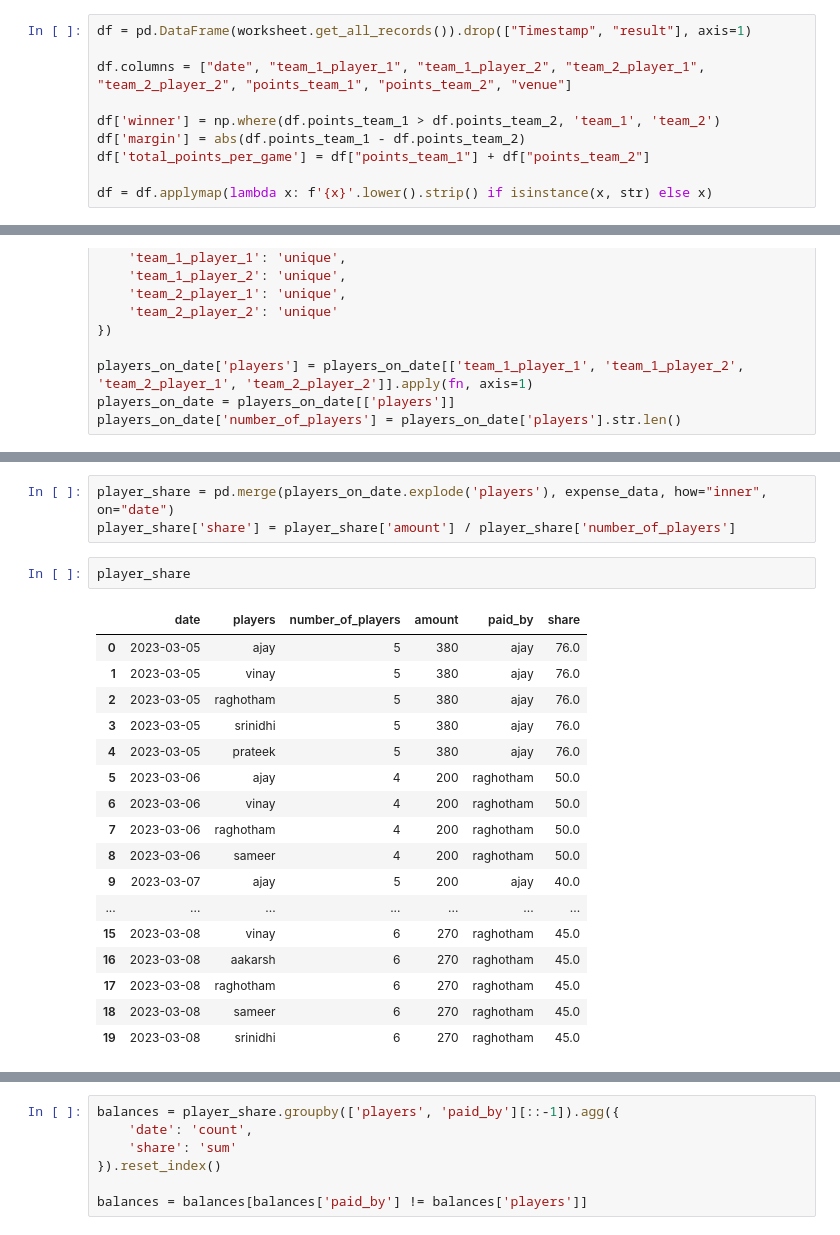
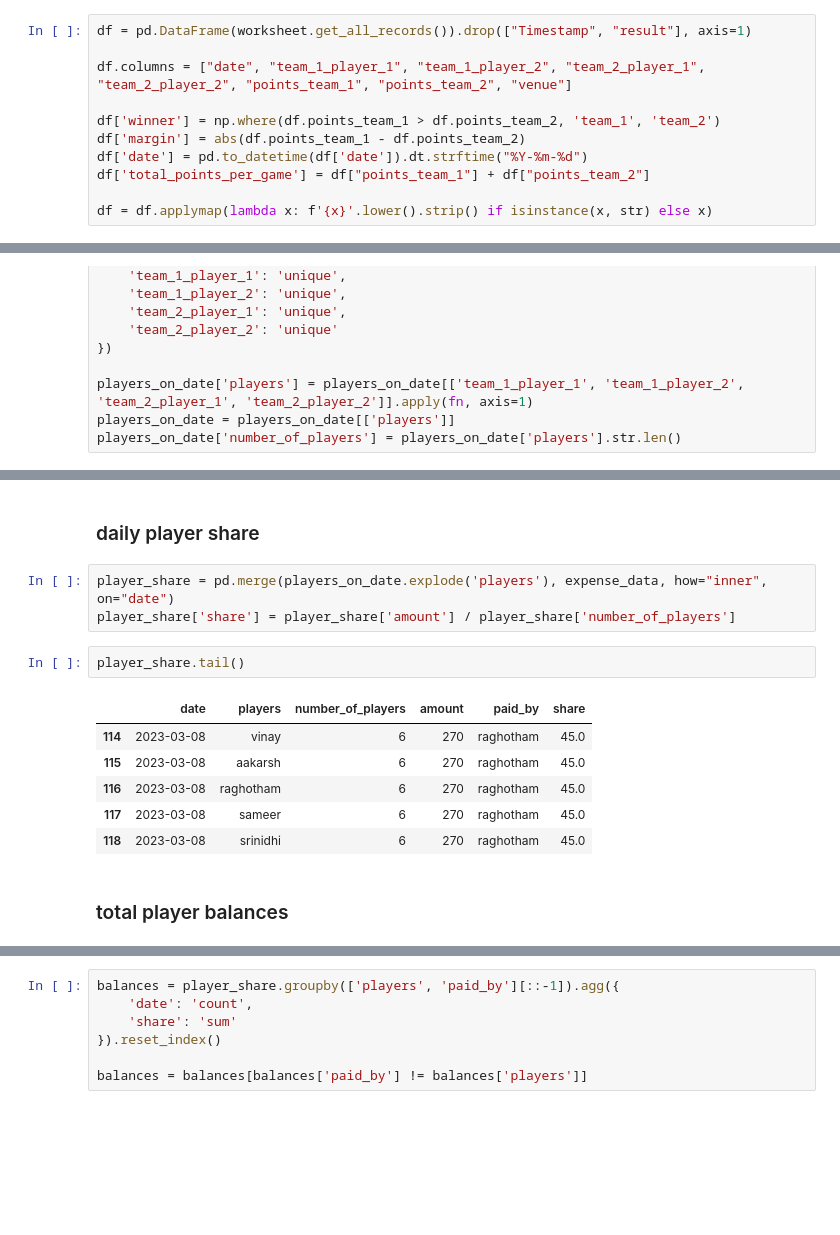
Before and after one commit to Raghotham-Rao/badminton-performance-tracking, a Jupyter notebook: expenses.ipynb, the cells around one changed output, grey strips where cells are left out. Drawn from its saved outputs; the diff is of its cells as text; blank space fills up the shorter version.

```diff
--- a/expenses.ipynb
+++ b/expenses.ipynb
@@ -17,6 +17,7 @@ df.columns = ["date", "team_1_player_1", "team_1_player_2", "team_2_player_1", "
 
 df['winner'] = np.where(df.points_team_1 > df.points_team_2, 'team_1', 'team_2')
 df['margin'] = abs(df.points_team_1 - df.points_team_2)
+df['date'] = pd.to_datetime(df['date']).dt.strftime("%Y-%m-%d")
 df['total_points_per_game'] = df["points_team_1"] + df["points_team_2"]
 
 df = df.applymap(lambda x: f'{x}'.lower().strip() if isinstance(x, str) else x)
@@ -69,29 +73,22 @@ players_on_date.sort_values('date')
 | 2023-03-06 | [ajay, vinay, raghotham, sameer] | 4 |
 | 2023-03-07 | [ajay, vinay, raghotham, sameer, ... | 5 |
 | 2023-03-08 | [ajay, vinay, aakarsh, raghotham,... | 6 |
+# %% [markdown]
+### daily player share
 # %%
 player_share = pd.merge(players_on_date.explode('players'), expense_data, how="inner", on="date")
 player_share['share'] = player_share['amount'] / player_share['number_of_players']
 # %%
-player_share
+player_share.tail()
 # %% [output]
 |  | date | players | number_of_players | amount | paid_by | share |
-| 0 | 2023-03-05 | ajay | 5 | 380 | ajay | 76.0 |
-| 1 | 2023-03-05 | vinay | 5 | 380 | ajay | 76.0 |
-| 2 | 2023-03-05 | raghotham | 5 | 380 | ajay | 76.0 |
-| 3 | 2023-03-05 | srinidhi | 5 | 380 | ajay | 76.0 |
-| 4 | 2023-03-05 | prateek | 5 | 380 | ajay | 76.0 |
-| 5 | 2023-03-06 | ajay | 4 | 200 | raghotham | 50.0 |
-| 6 | 2023-03-06 | vinay | 4 | 200 | raghotham | 50.0 |
-| 7 | 2023-03-06 | raghotham | 4 | 200 | raghotham | 50.0 |
-| 8 | 2023-03-06 | sameer | 4 | 200 | raghotham | 50.0 |
-| 9 | 2023-03-07 | ajay | 5 | 200 | ajay | 40.0 |
-| ... | ... | ... | ... | ... | ... | ... |
-| 15 | 2023-03-08 | vinay | 6 | 270 | raghotham | 45.0 |
-| 16 | 2023-03-08 | aakarsh | 6 | 270 | raghotham | 45.0 |
-| 17 | 2023-03-08 | raghotham | 6 | 270 | raghotham | 45.0 |
-| 18 | 2023-03-08 | sameer | 6 | 270 | raghotham | 45.0 |
-| 19 | 2023-03-08 | srinidhi | 6 | 270 | raghotham | 45.0 |
+| 114 | 2023-03-08 | vinay | 6 | 270 | raghotham | 45.0 |
+| 115 | 2023-03-08 | aakarsh | 6 | 270 | raghotham | 45.0 |
+| 116 | 2023-03-08 | raghotham | 6 | 270 | raghotham | 45.0 |
+| 117 | 2023-03-08 | sameer | 6 | 270 | raghotham | 45.0 |
+| 118 | 2023-03-08 | srinidhi | 6 | 270 | raghotham | 45.0 |
+# %% [markdown]
+### total player balances
 # %%
 # balances =
 player_share.groupby('players').agg({
```
Also changed, not shown: parts of 19 cells of this notebook, 4 other files.
